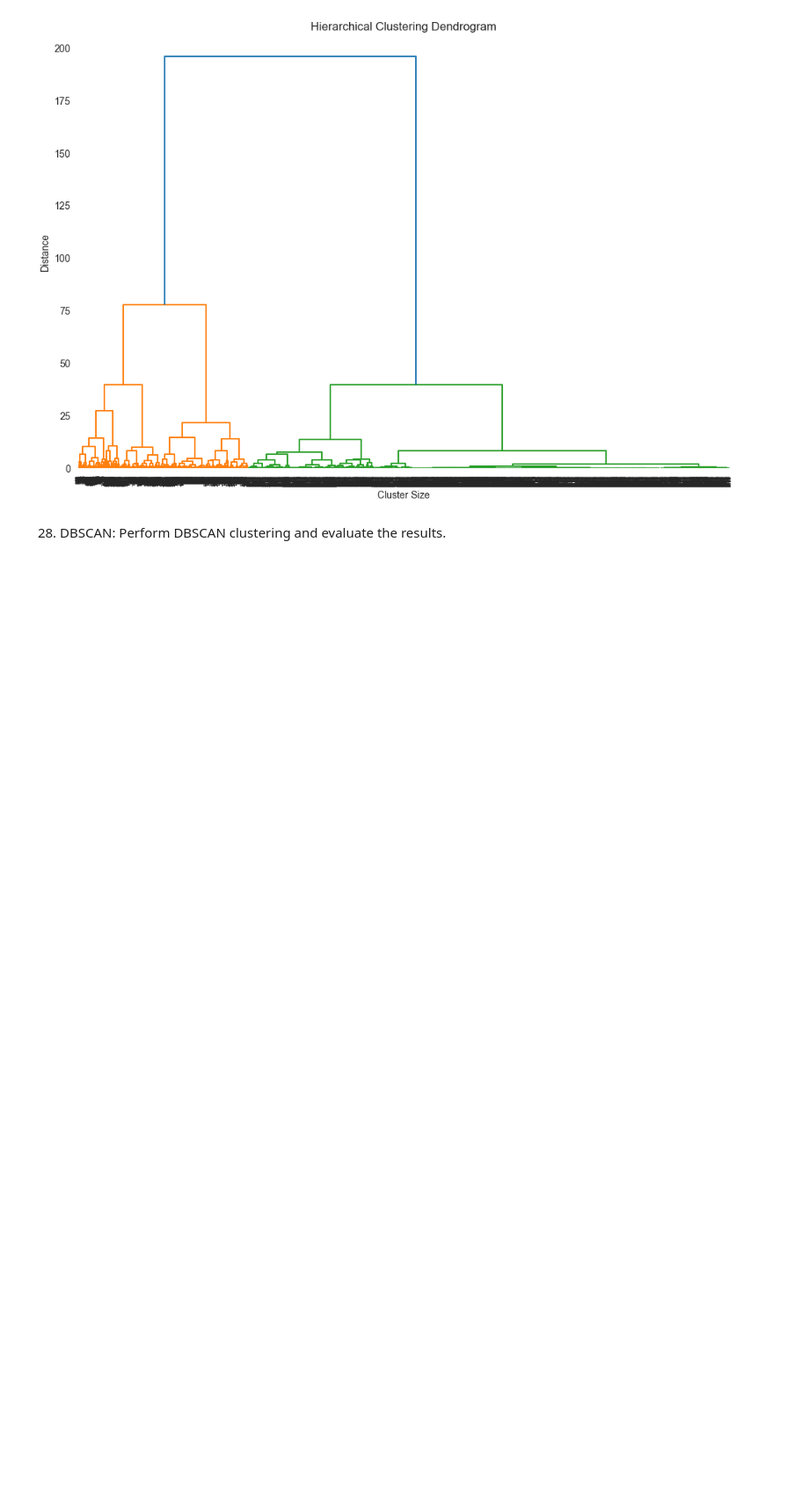
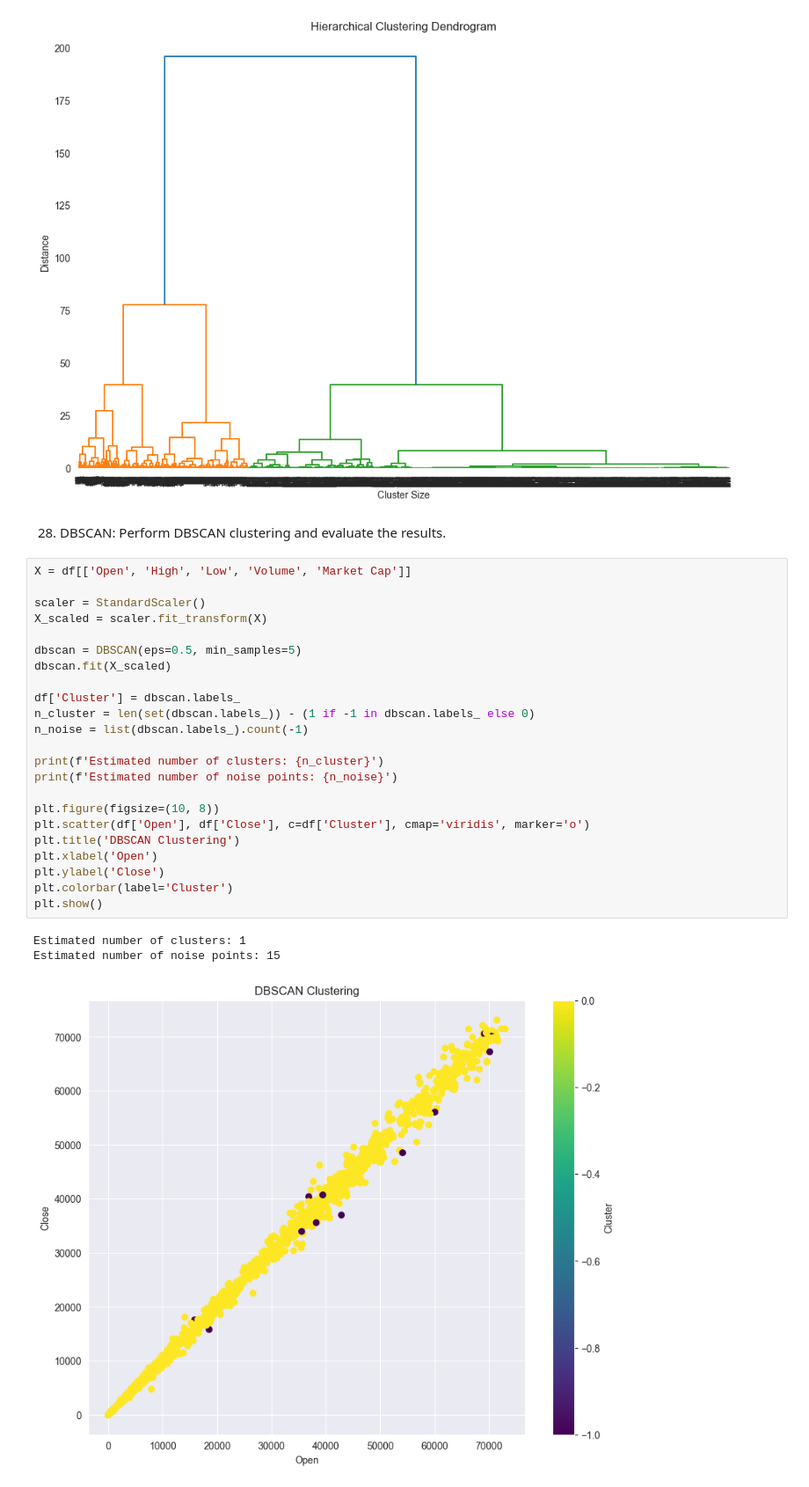
Before and after one commit to ZygimantasB/LLM-practice, a Jupyter notebook: LM practice/kagle/crypto.ipynb, the cells around one changed output. Shown: that part at 88% size. Saved outputs shown, nothing was run; the diff lists cells and outputs as text; blank space fills up the shorter version.

```diff
--- a/LM practice/kagle/crypto.ipynb
+++ b/LM practice/kagle/crypto.ipynb
@@ -725,3 +726,30 @@ plt.show()
 [figure]
 # %% [markdown]
 28. DBSCAN: Perform DBSCAN clustering and evaluate the results.
+# %%
+X = df[['Open', 'High', 'Low', 'Volume', 'Market Cap']]
+
+scaler = StandardScaler()
+X_scaled = scaler.fit_transform(X)
+
+dbscan = DBSCAN(eps=0.5, min_samples=5)
+dbscan.fit(X_scaled)
+
+df['Cluster'] = dbscan.labels_
+n_cluster = len(set(dbscan.labels_)) - (1 if -1 in dbscan.labels_ else 0)
+n_noise = list(dbscan.labels_).count(-1)
+
+print(f'Estimated number of clusters: {n_cluster}')
+print(f'Estimated number of noise points: {n_noise}')
+
+plt.figure(figsize=(10, 8))
+plt.scatter(df['Open'], df['Close'], c=df['Cluster'], cmap='viridis', marker='o')
+plt.title('DBSCAN Clustering')
+plt.xlabel('Open')
+plt.ylabel('Close')
+plt.colorbar(label='Cluster')
+plt.show()
+# %% [output]
+Estimated number of clusters: 1
+Estimated number of noise points: 15
+[figure, added]
```
Also changed, not shown: parts of 9 cells of this notebook.
